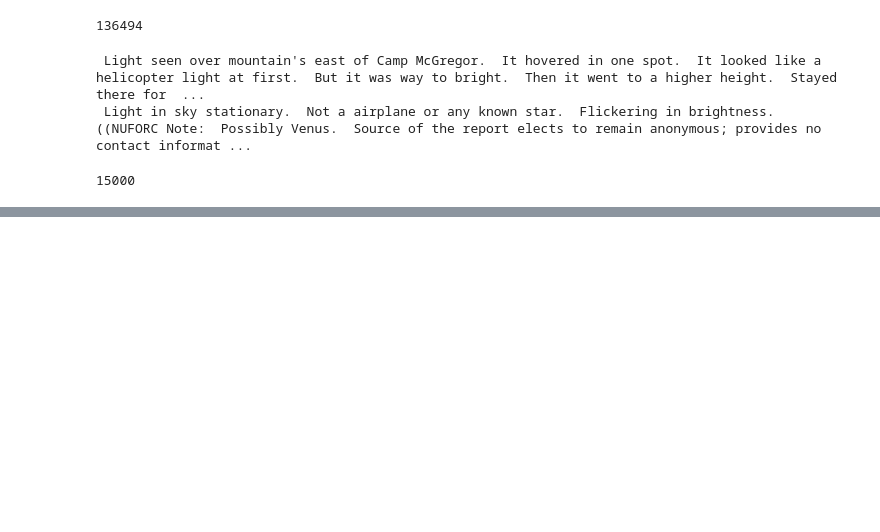
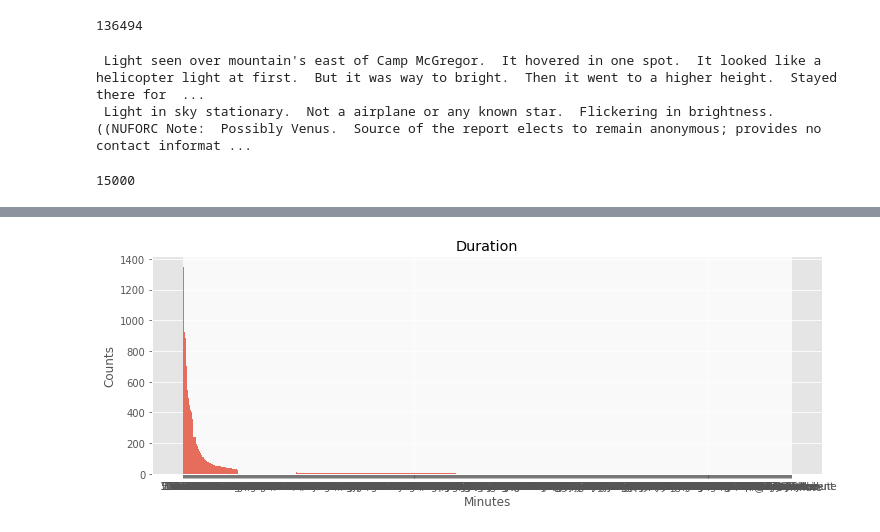
Before and after one commit to mkpetterson/UFO_sightings, a Jupyter notebook: cwong.ipynb, the cells around one changed output, grey strips where cells are left out. Drawn from its saved outputs; the diff is of its cells as text; code cells hidden in the pictures; blank space fills up the shorter version.

Commit message:
clean data

```diff
--- a/cwong.ipynb
+++ b/cwong.ipynb
@@ -178,7 +178,7 @@ ufo.head()
 | 3 | 5/4/2017 21:27 | Phoenix, AZ | Circle | 15 second | Orange round sphere. Orange glowi... | We have amended the time above, t... |
 | 4 | 5/4/2017 18:30 | Phoenix, AZ | Teardrop | 5 minute | Flying corkscrews Looking to th e... | Source of the report elects to re... |
 # %%
-ufo['city'] = ufo['location'].apply(lambda x: " ".join(x.split(', ')[:1]))
-ufo['state'] = ufo['location'].apply(lambda x: " ".join(x.split(', ')[1:]))
-ufo.drop('location', axis=1, inplace=True)
+data['city'] = data['location'].apply(lambda x: " ".join(x.split(', ')[:1]))
+data['state'] = data['location'].apply(lambda x: " ".join(x.split(', ')[1:]))
+data.drop('location', axis=1, inplace=True)
 # %%
@@ -195,3 +195,11 @@ ufo.head(10)
 | 7 | 5/4/2017 | Sphere | 3 minute | Watched a 3-4 in sphere come in o... | For some reason, the source of th... | Savannah | GA |
 | 8 | 5/3/2017 23:15 | Circle | 5 minute | I was walking my dog and I looked... | [] | West Union | OH |
 | 9 | 5/3/2017 21:00 | Circle | 20 minute | Three moving bright lights. There... | [] | Portland | OR |
+# %%
+times = data['occurred']
+for n,time in enumerate(times):
+    try:
+        pd.to_datetime(time)
+    except:
+        print(n)
+data = data.drop(index=[84, 3735,4708,5980,6806, 7655, 7801, 8161, 8267, 10236])
@@ -197,0 +217,2 @@ ufo.head(10)
+# %%
+data['dt'] = pd.to_datetime(data['occurred'])
@@ -197,0 +239,22 @@ ufo.head(10)
+# %%
+import pandas as pd
+import numpy as np
+import seaborn as sns
+import matplotlib.pyplot as plt
+
+%matplotlib inline
+
+plt.style.use('ggplot')
+# %%
+shape_counts = data['shape'].value_counts()
+fig, ax = plt.subplots(figsize=(12,4))
+
+duration_counts = data['duration'].value_counts()
+ax.bar(duration_counts.index, height=duration_counts.values, alpha=0.8)
+ax.set_title("Duration")
+ax.set_ylabel("Counts")
+ax.set_xlabel("Minutes")
+
+plt.savefig('images/shape_duration.png', bbox_inches='tight')
+# %% [output]
+[figure, added]
```
Also changed, not shown: parts of 8 cells of this notebook, 1 other file.
